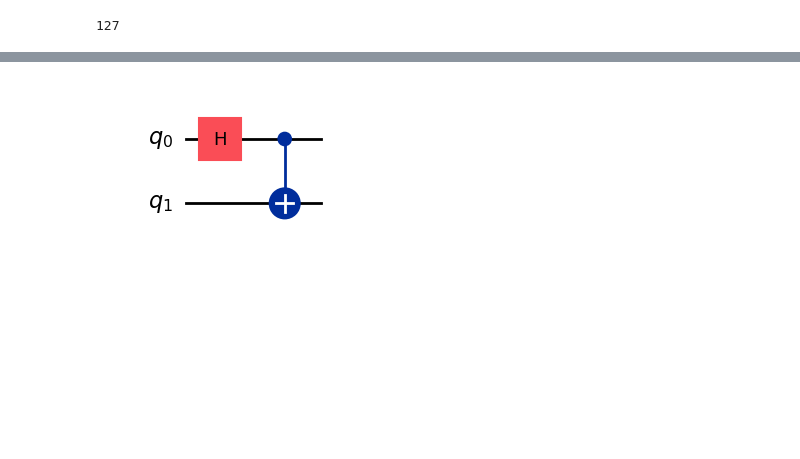
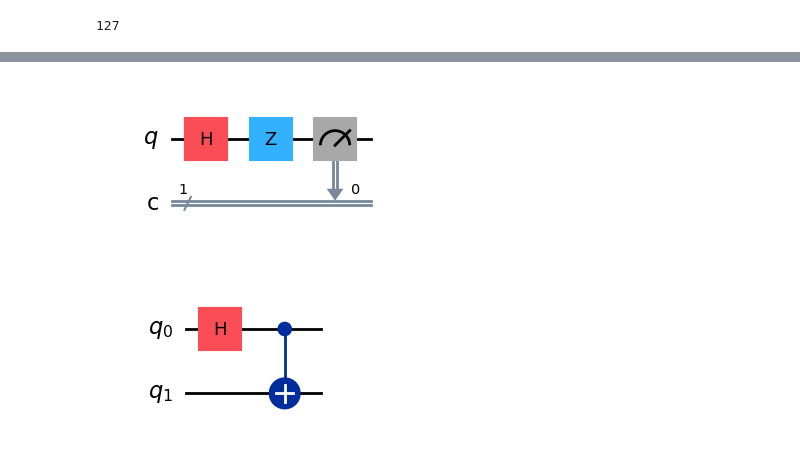
Before and after one commit to QuitttCat/Quantam-Computing-Hands-On, a Jupyter notebook: qiskit_basic_setup.ipynb, the cells around one changed output, grey strips where cells are left out. Saved outputs shown, nothing was run; the diff lists cells and outputs as text; code cells hidden in the pictures; blank space fills up the shorter version.

```diff
--- a/qiskit_basic_setup.ipynb
+++ b/qiskit_basic_setup.ipynb
@@ -17,3 +72,23 @@ backend.num_qubits
+# %%
+from qiskit import QuantumCircuit
+
+# Create a quantum circuit with 1 qubit and 1 classical bit
+qc_z_plus = QuantumCircuit(1, 1)
+
+# Initialize the qubit in the |+> state by applying a Hadamard gate
+qc_z_plus.h(0)
+
+# Apply Pauli-Z gate (i.e., phase flip without bit flip)
+# Z|+⟩ = |+⟩ (since Z doesn't change the |+⟩ state)
+qc_z_plus.z(0)
+
+# Measure the first qubit and store the result in the first classical bit
+qc_z_plus.measure(0, 0)
+
+# Draw the circuit
+qc_z_plus.draw(output='mpl')
+# %% [output]
+[figure, added]
 # %%
 from qiskit import QuantumCircuit
 
```
Also changed, not shown: parts of 4 cells of this notebook.
